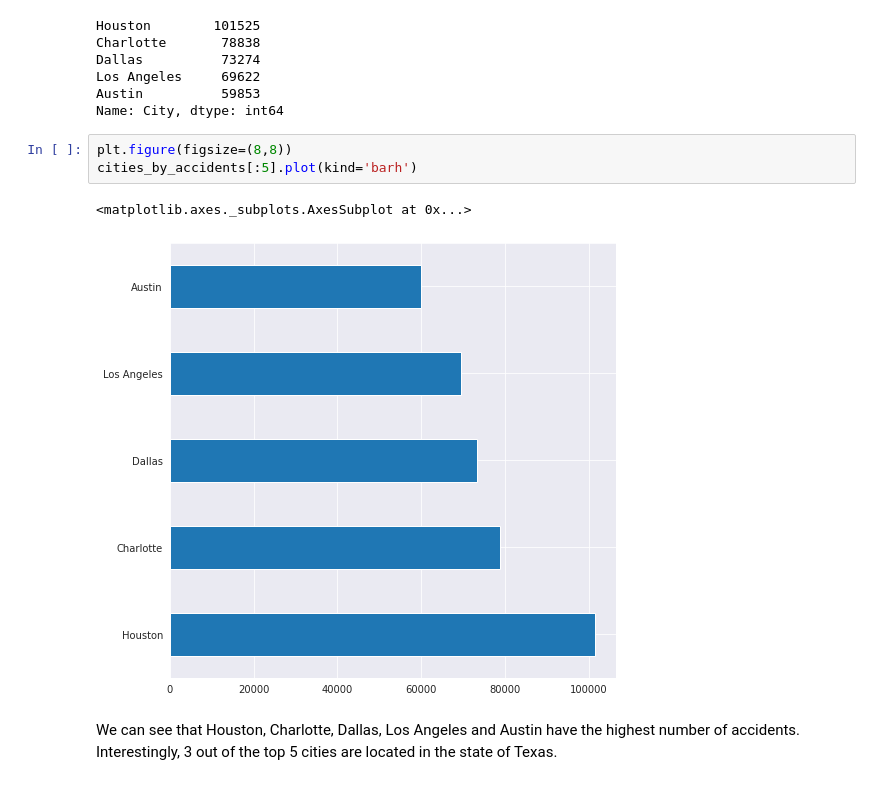
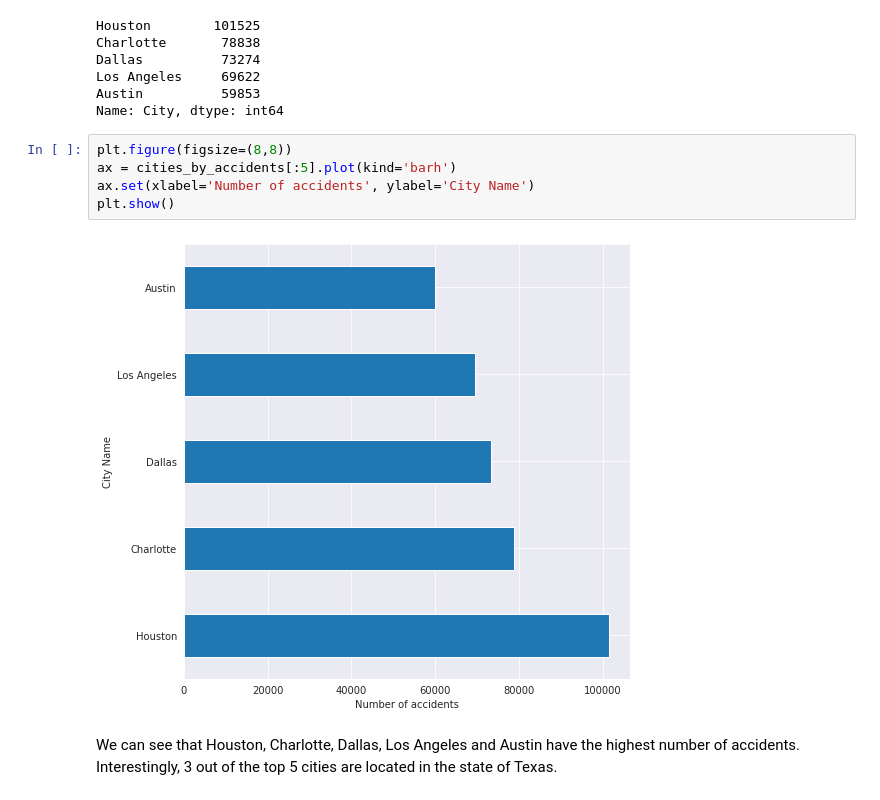
Before and after one commit to sanketnaik99/us-accidents-analysis, a Jupyter notebook: us_accidents_analysis.ipynb, the cells around one changed output. Cells and saved outputs as stored; diff of their text form.

```diff
--- a/us_accidents_analysis.ipynb
+++ b/us_accidents_analysis.ipynb
@@ -413,10 +407,11 @@ Austin          59853
 Name: City, dtype: int64
 # %%
 plt.figure(figsize=(8,8))
-cities_by_accidents[:5].plot(kind='barh')
+ax = cities_by_accidents[:5].plot(kind='barh')
+ax.set(xlabel='Number of accidents', ylabel='City Name')
+plt.show()
 # %% [output]
-<matplotlib.axes._subplots.AxesSubplot at 0x...>
-[figure, old version]
+[figure, new version]
 # %% [markdown]
 We can see that Houston, Charlotte, Dallas, Los Angeles and Austin have the highest number of accidents. Interestingly, 3 out of the top 5 cities are located in the state of Texas.
 # %% [markdown]
```
Also changed, not shown: parts of 45 cells of this notebook.
